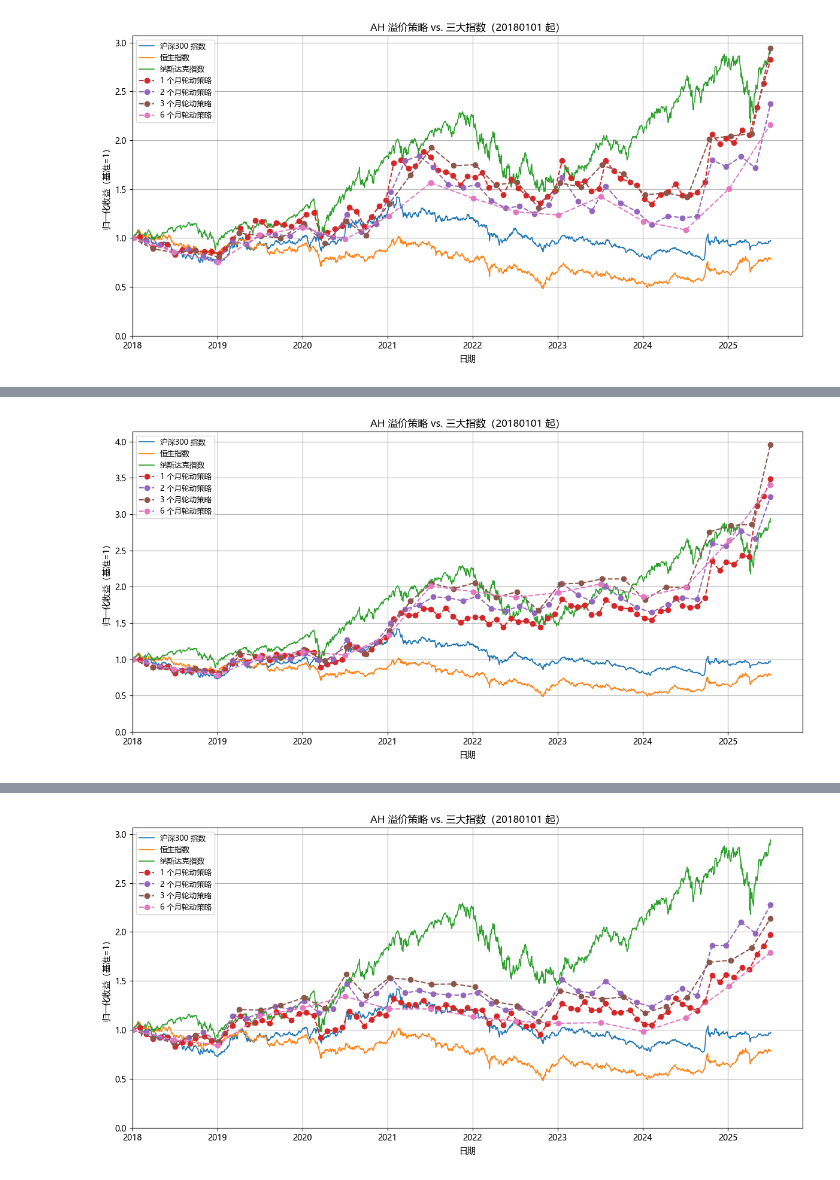
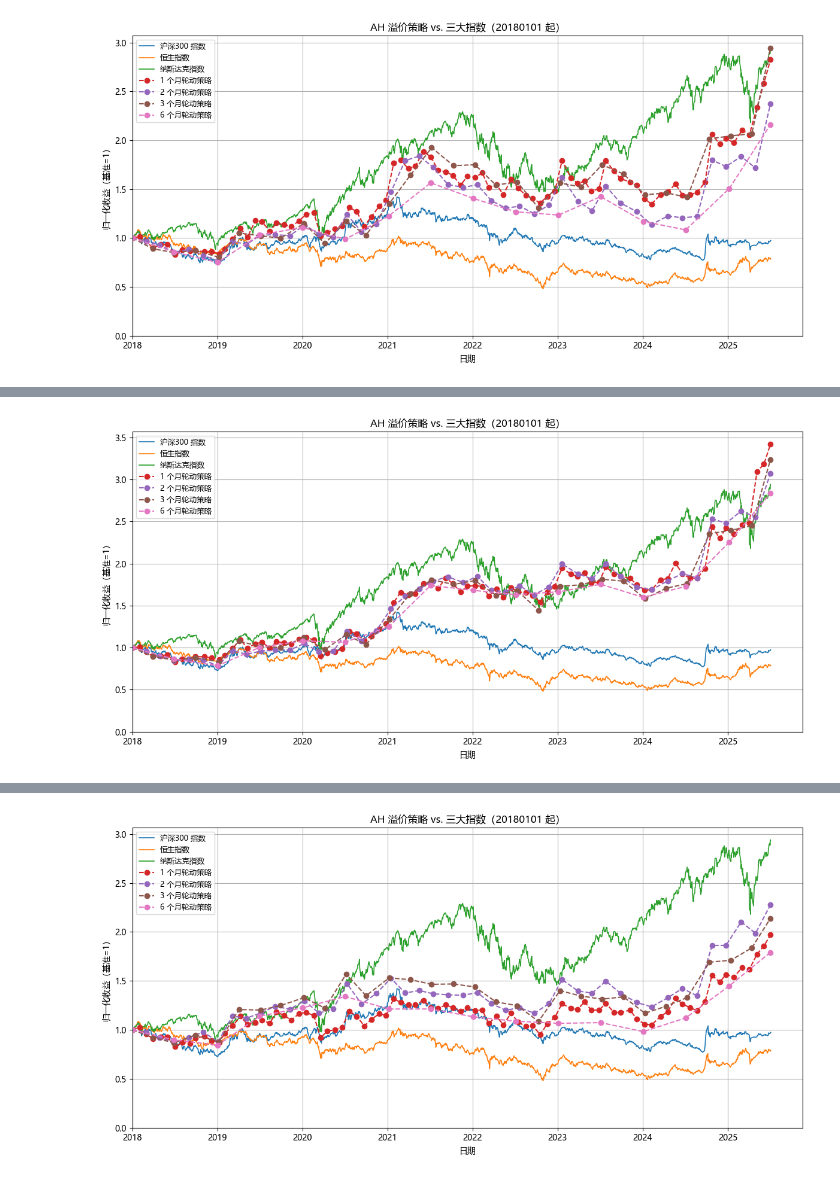
Before and after one commit to Raytto/Quant_strategy_ahp, a Jupyter notebook: strategy_AH_premium_3_cap.ipynb, the cells around one changed output, grey strips where cells are left out. Saved outputs shown, nothing was run; the diff lists cells and outputs as text; code cells hidden in the pictures.

```diff
--- a/strategy_AH_premium_3_cap.ipynb
+++ b/strategy_AH_premium_3_cap.ipynb
@@ -382,4 +437,4 @@ test(start_dt_str="20180101", split_n=3)  # 改选top3和bot3
 # %%
-test(start_dt_str="20180101", split_n=8)  # 改选top8和bot8
+test(start_dt_str="20180101", split_n=10)  # 改选top10和bot10
 # %% [output]
-[figure, old version]
+[figure, new version]
```
Also changed, not shown: parts of 11 cells of this notebook.
